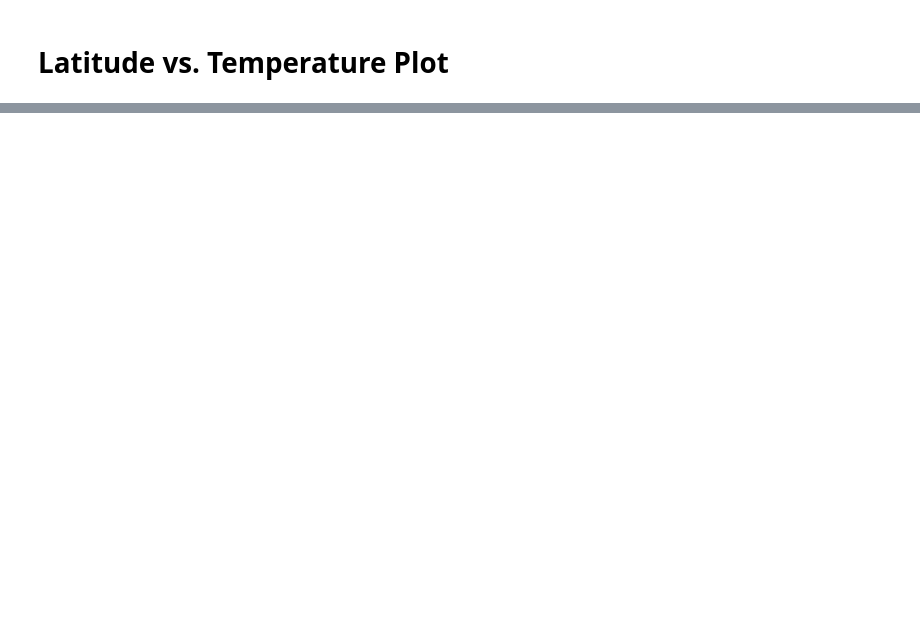
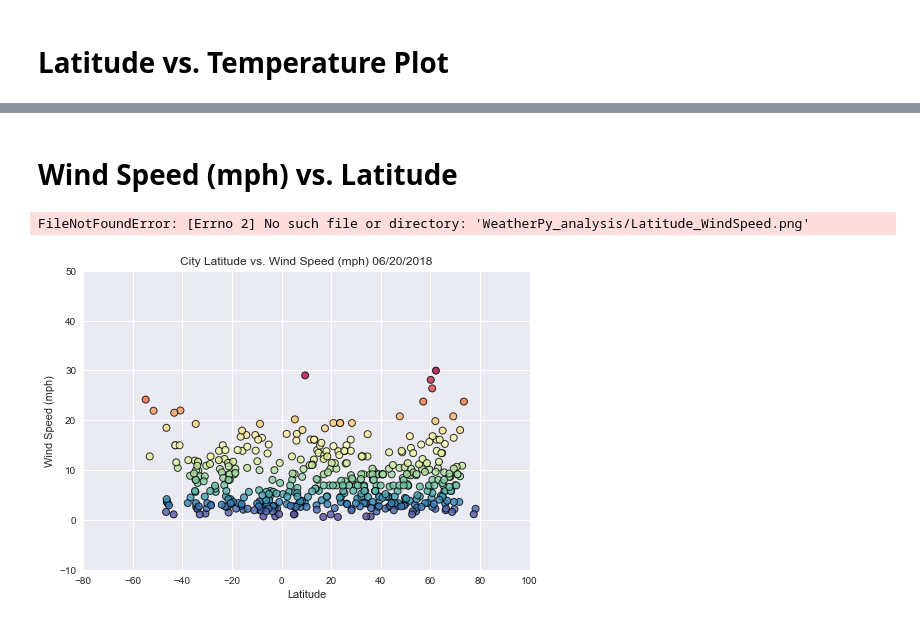
Before and after one commit to vst17/Weather-Analysis, a Jupyter notebook: WeatherAnalysis_py.ipynb, the cells around one changed output, grey strips where cells are left out. Saved outputs shown, nothing was run; the diff lists cells and outputs as text; code cells hidden in the pictures; blank space fills up the shorter version.

Commit message:
added last plot

```diff
--- a/WeatherAnalysis_py.ipynb
+++ b/WeatherAnalysis_py.ipynb
@@ -233,0 +231,27 @@ FileNotFoundError: [Errno 2] No such file or directory: 'Weather_Analysis/Latitu
+# %% [markdown]
+# Wind Speed (mph) vs. Latitude
+# %%
+#Build a scatter plot for Latitude vs. Wind Speed (mph)
+
+plt.scatter(cities_df["Latitude"],
+            cities_df["Wind Speed (mph)"], c=cities_df["Wind Speed (mph)"],
+            edgecolor="black", linewidths=1, marker="o",
+            cmap='Spectral_r', alpha=0.8, label="City")
+
+# Incorporate the other graph properties
+plt.style.use('seaborn')
+plt.title(f"City Latitude vs. Wind Speed (mph) {datetime.now().strftime('%m/%d/%Y')}")
+plt.ylabel("Wind Speed (mph)")
+plt.xlabel("Latitude")
+plt.grid(True)
+plt.xlim([-80, 100])
+plt.ylim([-10, 50])
+
+# Save the figure
+plt.savefig("WeatherPy_analysis/Latitude_WindSpeed.png")
+
+# Show plot
+plt.show()
+# %% [output]
+FileNotFoundError: [Errno 2] No such file or directory: 'WeatherPy_analysis/Latitude_WindSpeed.png'
+[figure, added]
```
Also changed, not shown: parts of 9 cells of this notebook.
